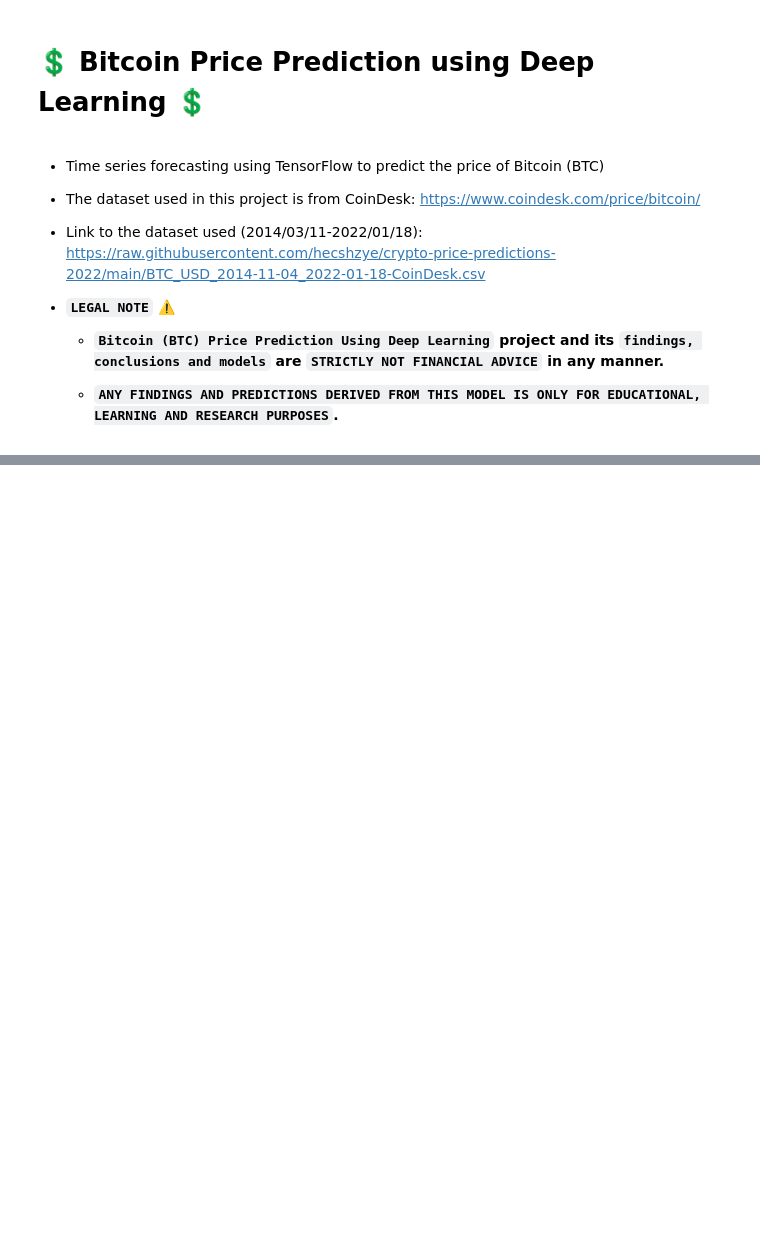
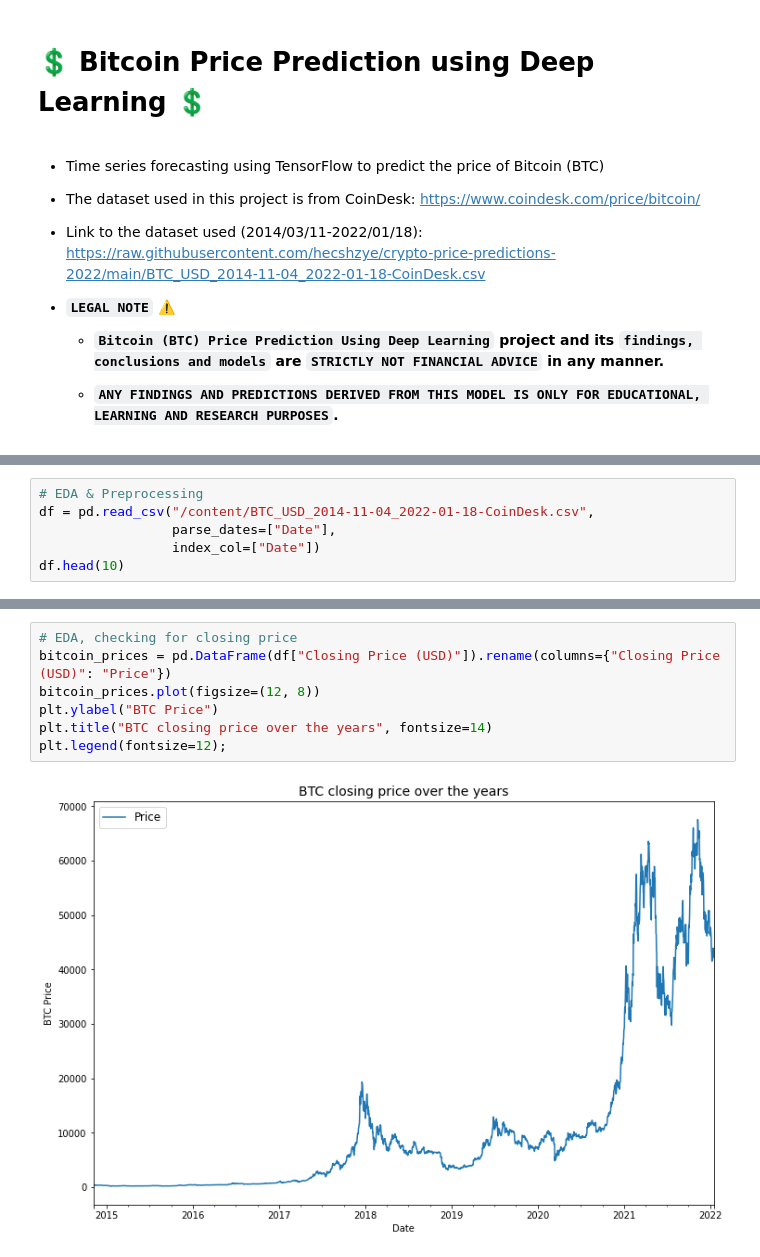
Before and after one commit to hecshzye/crypto-price-predictions-2022, a Jupyter notebook: crypto_price_prediction.ipynb, the cells around one changed output, grey strips where cells are left out. Cells and saved outputs as stored; diff of their text form; blank space fills up the shorter version.

```diff
--- a/crypto_price_prediction.ipynb
+++ b/crypto_price_prediction.ipynb
@@ -17,0 +60,6 @@
+# %%
+# EDA & Preprocessing
+df = pd.read_csv("/content/BTC_USD_2014-11-04_2022-01-18-CoinDesk.csv",
+                 parse_dates=["Date"],
+                 index_col=["Date"])
+df.head(10)
@@ -17,0 +95,9 @@
+# %%
+# EDA, checking for closing price
+bitcoin_prices = pd.DataFrame(df["Closing Price (USD)"]).rename(columns={"Closing Price (USD)": "Price"})
+bitcoin_prices.plot(figsize=(12, 8))
+plt.ylabel("BTC Price")
+plt.title("BTC closing price over the years", fontsize=14)
+plt.legend(fontsize=12);
+# %% [output]
+[figure, added]
```
Also changed, not shown: parts of 7 cells of this notebook.
